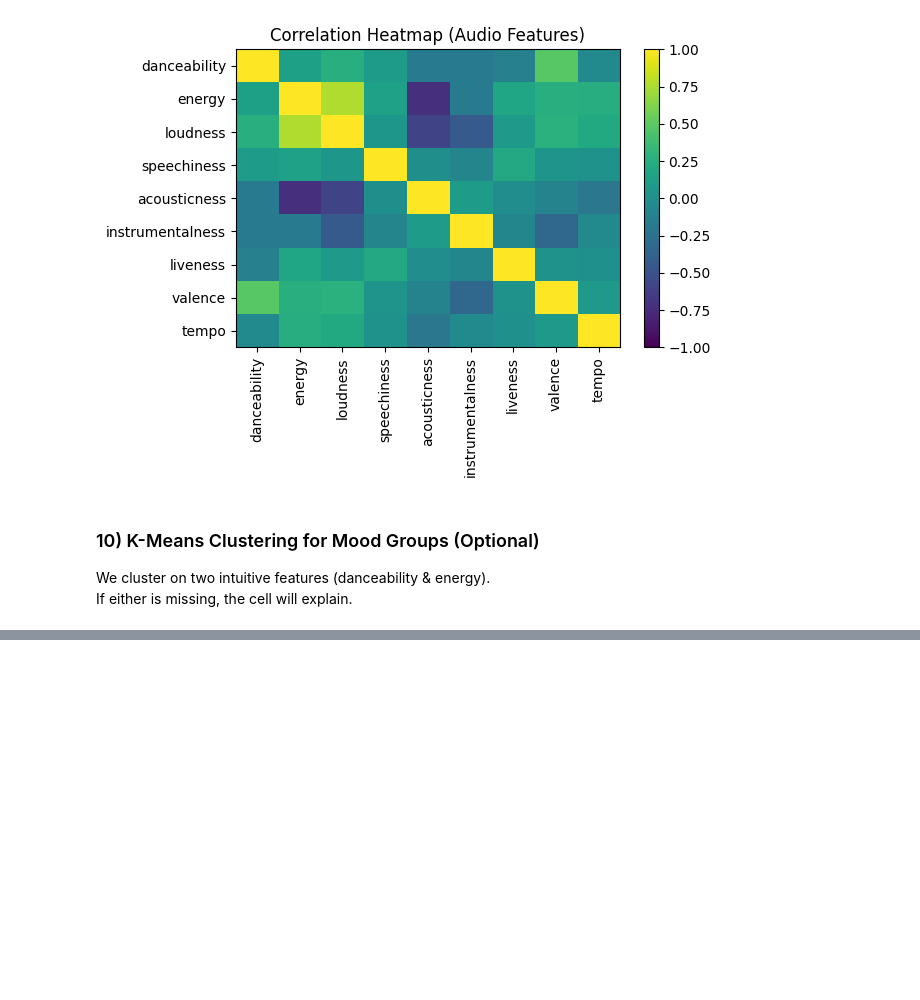
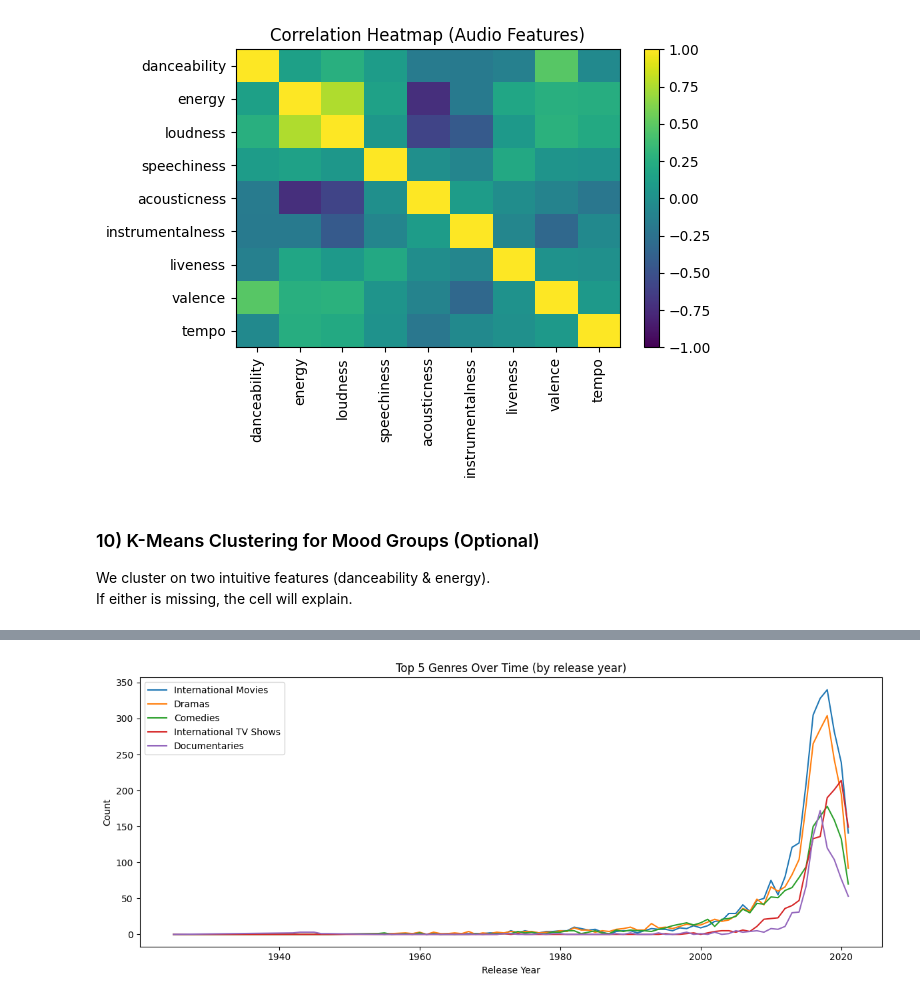
Before and after one commit to Okbatti/NetlfixSpotify_Data_Visualization, a Jupyter notebook: netflix_spotify_eda.ipynb, the cells around one changed output, grey strips where cells are left out. Saved outputs shown, nothing was run; the diff lists cells and outputs as text; code cells hidden in the pictures; blank space fills up the shorter version.

```diff
--- a/netflix_spotify_eda.ipynb
+++ b/netflix_spotify_eda.ipynb
@@ -353,0 +460,23 @@ else:
+# %%
+# 2) Multiple series: Top 5 genres over time (yearly)
+if 'listed_in' in netflix_genres.columns and 'release_year' in netflix.columns:
+    tmp = netflix_genres[['listed_in','release_year']].dropna()
+    if not tmp.empty:
+        tmp['release_year'] = tmp['release_year'].astype(int)
+        pivot = tmp.groupby(['release_year','listed_in']).size().unstack(fill_value=0)
+        top5 = pivot.sum().sort_values(ascending=False).head(5).index
+        plt.figure(figsize=(12,5))
+        for g in top5:
+            plt.plot(pivot.index, pivot[g], label=g)
+        plt.legend()
+        plt.title('Top 5 Genres Over Time (by release year)')
+        plt.xlabel('Release Year')
+        plt.ylabel('Count')
+        plt.tight_layout()
+        plt.show()
+    else:
+        print('Not enough data to plot genres over time.')
+else:
+    print('Required columns for multi-series (listed_in, release_year) not found.')
+# %% [output]
+[figure, added]
```
Also changed, not shown: parts of 9 cells of this notebook, 4 other files.
